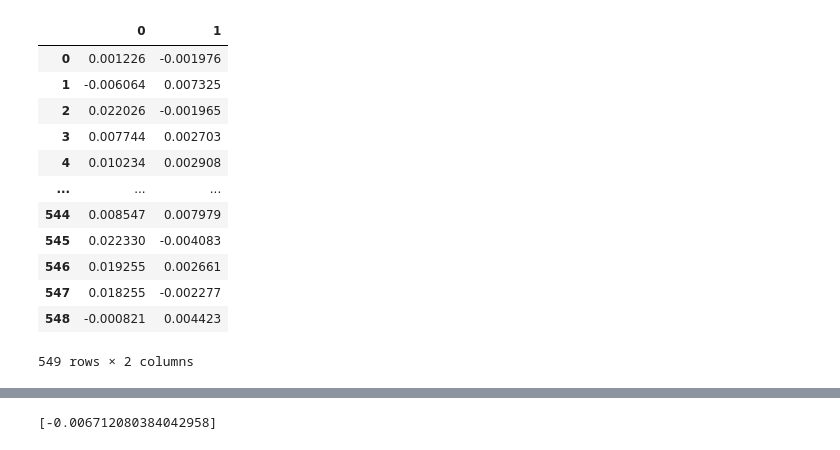
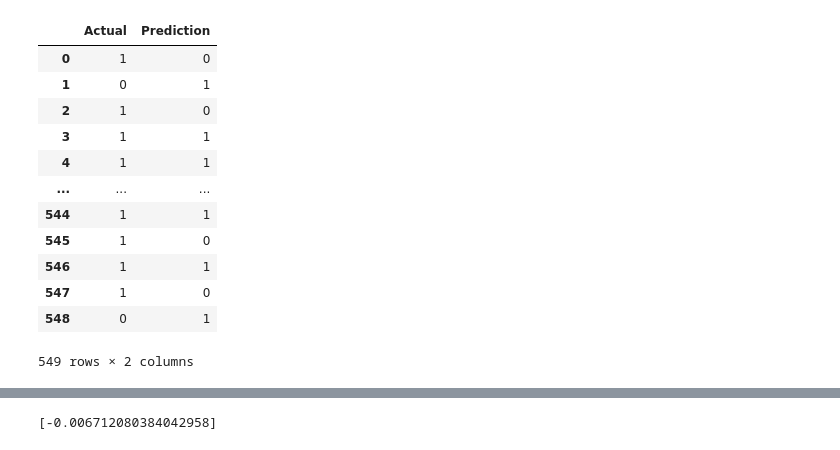
Before and after one commit to bikram-sahu/Time-Series, a Jupyter notebook: AR.ipynb, the cells around one changed output, grey strips where cells are left out. Drawn from its saved outputs; the diff is of its cells as text; code cells hidden in the pictures.

```diff
--- a/AR.ipynb
+++ b/AR.ipynb
@@ -32,10 +32,10 @@ nifty_close_df.columns = ["time", "value"]
 nifty_close_df['time'] = pd.to_datetime(nifty_close_df['time'])
 nifty_close_df.set_index('time', inplace=True)
 logic = {'value':'last'}
-nifty_close_df = nifty_close_df.resample('W').apply(logic)
+nifty_close_df = nifty_close_df.resample('D').apply(logic)
 nifty_close_df.dropna(inplace=True)
 returns = nifty_close_df.value.pct_change().dropna()
-returns = returns.asfreq(pd.infer_freq(returns.index))
+#returns = returns.asfreq(pd.infer_freq(returns.index))
 fig, ax = plt.subplots()
 ax = returns.plot(ax=ax)
 # %% [output]
@@ -43,5 +43,5 @@ ax = returns.plot(ax=ax)
 # %%
-lb_period = 6*4
+lb_period = 126
 
 actual_value = []
 predictions = []
@@ -51,6 +51,6 @@ for i in range(lb_period, returns.shape[0]-1):
   label = returns[i]
   actual_value.append(label)
 
-  mod = AutoReg(returns, 8, old_names=False)
+  mod = AutoReg(returns, 42, old_names=False)
   res = mod.fit()
   predictions.append(res.predict(start=returns.index[i], end=returns.index[i]).to_list()[0])
@@ -57,17 +75,19 @@ for i in range(lb_period, returns.shape[0]-1):
 # %%
 df = pd.DataFrame([actual_value, predictions]).T
+df.columns = ['Actual', 'Prediction']
+df = df.applymap(lambda x: 1 if x>0 else 0)
 df
 # %% [output]
-|  | 0 | 1 |
-| 0 | 0.001226 | -0.001976 |
-| 1 | -0.006064 | 0.007325 |
-| 2 | 0.022026 | -0.001965 |
-| 3 | 0.007744 | 0.002703 |
-| 4 | 0.010234 | 0.002908 |
+|  | Actual | Prediction |
+| 0 | 1 | 0 |
+| 1 | 0 | 1 |
+| 2 | 1 | 0 |
+| 3 | 1 | 1 |
+| 4 | 1 | 1 |
 | ... | ... | ... |
-| 544 | 0.008547 | 0.007979 |
-| 545 | 0.022330 | -0.004083 |
-| 546 | 0.019255 | 0.002661 |
-| 547 | 0.018255 | -0.002277 |
-| 548 | -0.000821 | 0.004423 |
+| 544 | 1 | 1 |
+| 545 | 1 | 0 |
+| 546 | 1 | 1 |
+| 547 | 1 | 0 |
+| 548 | 0 | 1 |
 549 rows × 2 columns
```
Also changed, not shown: parts of 3 cells of this notebook.
